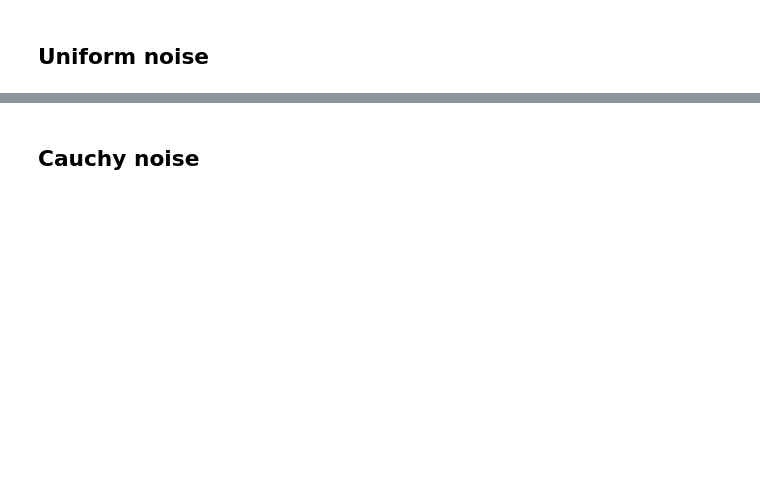
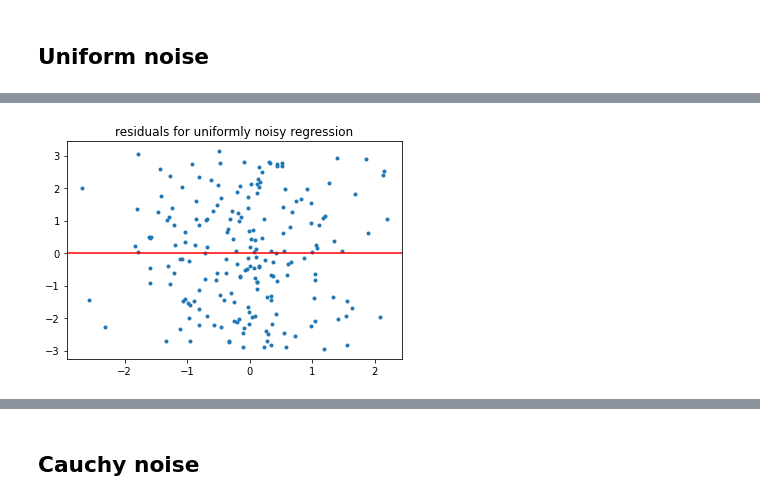
Before and after one commit to PIDAMI/math_statistics, a Jupyter notebook: task3/task3.ipynb, the cells around one changed output, grey strips where cells are left out. Cells and saved outputs as stored; diff of their text form; code cells hidden in the pictures; blank space fills up the shorter version.

```diff
--- a/task3/task3.ipynb
+++ b/task3/task3.ipynb
@@ -213,3 +224,10 @@ plt.show()
+# %%
+plt.plot(x, y_uniform - regr_uniform.intercept - regr_uniform.slope*x, '.')
+plt.axhline(0, color='red')
+plt.title("residuals for uniformly noisy regression")
+plt.show()
+# %% [output]
+[figure, added]
 # %%
 print_correlation(x, y_uniform, k)
 # %% [output]
```
Also changed, not shown: parts of 15 cells of this notebook.
